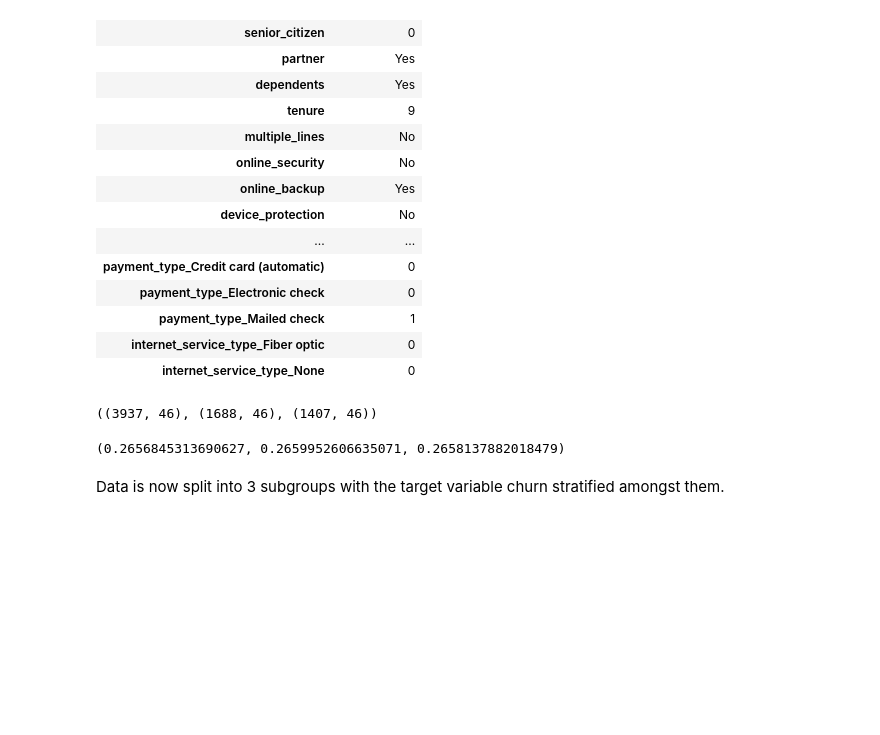
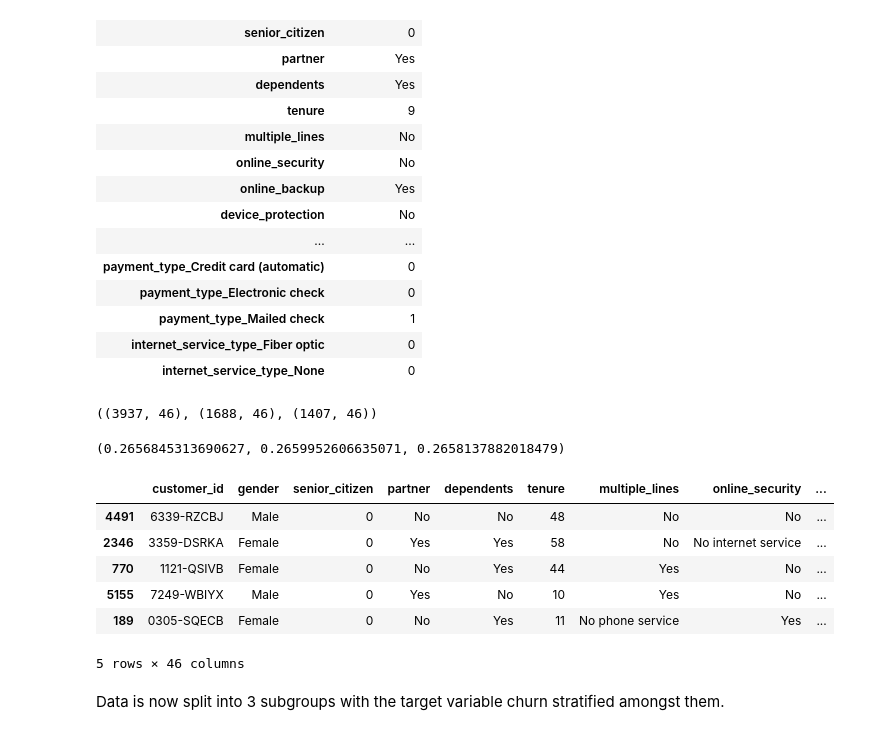
Before and after one commit to AndrewRachuig/telco_classification_project, a Jupyter notebook: initial_notebook.ipynb, the cells around one changed output. Cells and saved outputs as stored; diff of their text form; code cells hidden in the pictures; blank space fills up the shorter version.

Commit message:
Began Exploration phase of Train set

```diff
--- a/initial_notebook.ipynb
+++ b/initial_notebook.ipynb
@@ -500,5 +504,15 @@ train.shape, validate.shape, test.shape
 train.churn_Yes.mean(), validate.churn_Yes.mean(), test.churn_Yes.mean()
 # %% [output]
 (0.2656845313690627, 0.2659952606635071, 0.2658137882018479)
+# %%
+train.head()
+# %% [output]
+|  | customer_id | gender | senior_citizen | partner | dependents | tenure | multiple_lines | online_security | ... |
+| 4491 | 6339-RZCBJ | Male | 0 | No | No | 48 | No | No | ... |
+| 2346 | 3359-DSRKA | Female | 0 | Yes | Yes | 58 | No | No internet service | ... |
+| 770 | 1121-QSIVB | Female | 0 | No | Yes | 44 | Yes | No | ... |
+| 5155 | 7249-WBIYX | Male | 0 | Yes | No | 10 | Yes | No | ... |
+| 189 | 0305-SQECB | Female | 0 | No | Yes | 11 | No phone service | Yes | ... |
+5 rows × 46 columns
 # %% [markdown]
 Data is now split into 3 subgroups with the target variable churn stratified amongst them.
```
Also changed, not shown: parts of 35 cells of this notebook.
